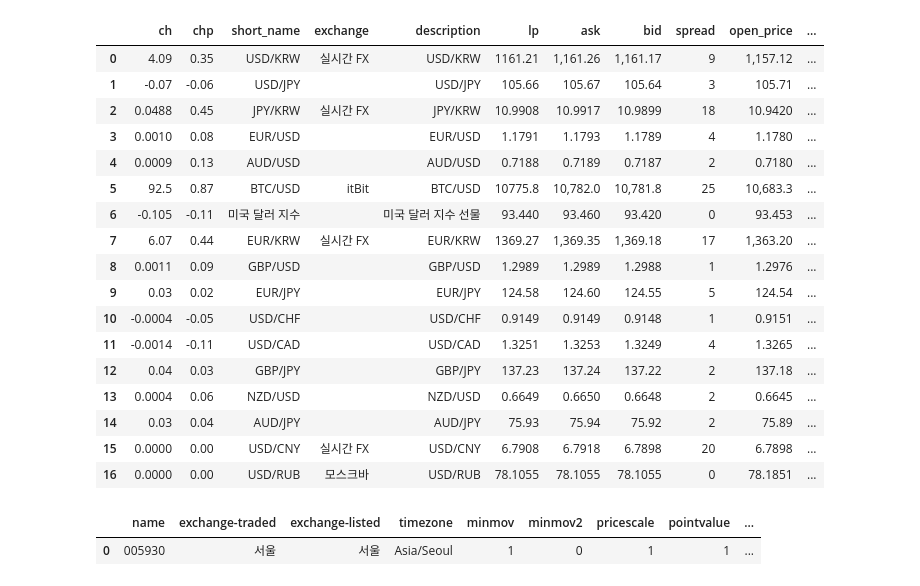
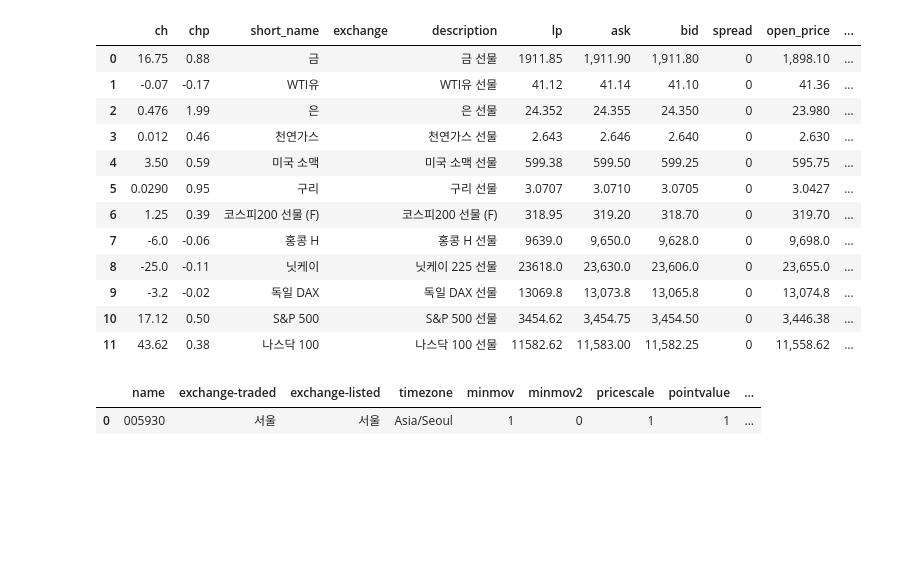
Before and after one commit to pickmoment/moondata, a Jupyter notebook: test.ipynb, the cells around one changed output. Cells and saved outputs as stored; diff of their text form; code cells hidden in the pictures; blank space fills up the shorter version.

```diff
--- a/test.ipynb
+++ b/test.ipynb
@@ -92,26 +95,21 @@ df['Close'].iplot(kind='line')
         'CBOT:US30', 'CBOT:ZS', 'CBOT:ZW', 'CBOE:VX', 'Eurex:DE30', 'OSE:JP225', 'KRX:KS', '서울:005930',
         'USD/KRW', 'CHF/CAD', 'USD/CHF', 'USD/CAD']
 # %%
-quotes(외환)
+quotes(선물)
 # %% [output]
 |  | ch | chp | short_name | exchange | description | lp | ask | bid | spread | open_price | ... |
-| 0 | 4.09 | 0.35 | USD/KRW | 실시간 FX | USD/KRW | 1161.21 | 1,161.26 | 1,161.17 | 9 | 1,157.12 | ... |
-| 1 | -0.07 | -0.06 | USD/JPY |  | USD/JPY | 105.66 | 105.67 | 105.64 | 3 | 105.71 | ... |
-| 2 | 0.0488 | 0.45 | JPY/KRW | 실시간 FX | JPY/KRW | 10.9908 | 10.9917 | 10.9899 | 18 | 10.9420 | ... |
-| 3 | 0.0010 | 0.08 | EUR/USD |  | EUR/USD | 1.1791 | 1.1793 | 1.1789 | 4 | 1.1780 | ... |
-| 4 | 0.0009 | 0.13 | AUD/USD |  | AUD/USD | 0.7188 | 0.7189 | 0.7187 | 2 | 0.7180 | ... |
-| 5 | 92.5 | 0.87 | BTC/USD | itBit | BTC/USD | 10775.8 | 10,782.0 | 10,781.8 | 25 | 10,683.3 | ... |
-| 6 | -0.105 | -0.11 | 미국 달러 지수 |  | 미국 달러 지수 선물 | 93.440 | 93.460 | 93.420 | 0 | 93.453 | ... |
-| 7 | 6.07 | 0.44 | EUR/KRW | 실시간 FX | EUR/KRW | 1369.27 | 1,369.35 | 1,369.18 | 17 | 1,363.20 | ... |
-| 8 | 0.0011 | 0.09 | GBP/USD |  | GBP/USD | 1.2989 | 1.2989 | 1.2988 | 1 | 1.2976 | ... |
-| 9 | 0.03 | 0.02 | EUR/JPY |  | EUR/JPY | 124.58 | 124.60 | 124.55 | 5 | 124.54 | ... |
-| 10 | -0.0004 | -0.05 | USD/CHF |  | USD/CHF | 0.9149 | 0.9149 | 0.9148 | 1 | 0.9151 | ... |
-| 11 | -0.0014 | -0.11 | USD/CAD |  | USD/CAD | 1.3251 | 1.3253 | 1.3249 | 4 | 1.3265 | ... |
-| 12 | 0.04 | 0.03 | GBP/JPY |  | GBP/JPY | 137.23 | 137.24 | 137.22 | 2 | 137.18 | ... |
-| 13 | 0.0004 | 0.06 | NZD/USD |  | NZD/USD | 0.6649 | 0.6650 | 0.6648 | 2 | 0.6645 | ... |
-| 14 | 0.03 | 0.04 | AUD/JPY |  | AUD/JPY | 75.93 | 75.94 | 75.92 | 2 | 75.89 | ... |
-| 15 | 0.0000 | 0.00 | USD/CNY | 실시간 FX | USD/CNY | 6.7908 | 6.7918 | 6.7898 | 20 | 6.7898 | ... |
-| 16 | 0.0000 | 0.00 | USD/RUB | 모스크바 | USD/RUB | 78.1055 | 78.1055 | 78.1055 | 0 | 78.1851 | ... |
+| 0 | 16.75 | 0.88 | 금 |  | 금 선물 | 1911.85 | 1,911.90 | 1,911.80 | 0 | 1,898.10 | ... |
+| 1 | -0.07 | -0.17 | WTI유 |  | WTI유 선물 | 41.12 | 41.14 | 41.10 | 0 | 41.36 | ... |
+| 2 | 0.476 | 1.99 | 은 |  | 은 선물 | 24.352 | 24.355 | 24.350 | 0 | 23.980 | ... |
+| 3 | 0.012 | 0.46 | 천연가스 |  | 천연가스 선물 | 2.643 | 2.646 | 2.640 | 0 | 2.630 | ... |
+| 4 | 3.50 | 0.59 | 미국 소맥 |  | 미국 소맥 선물 | 599.38 | 599.50 | 599.25 | 0 | 595.75 | ... |
+| 5 | 0.0290 | 0.95 | 구리 |  | 구리 선물 | 3.0707 | 3.0710 | 3.0705 | 0 | 3.0427 | ... |
+| 6 | 1.25 | 0.39 | 코스피200 선물 (F) |  | 코스피200 선물 (F) | 318.95 | 319.20 | 318.70 | 0 | 319.70 | ... |
+| 7 | -6.0 | -0.06 | 홍콩 H |  | 홍콩 H 선물 | 9639.0 | 9,650.0 | 9,628.0 | 0 | 9,698.0 | ... |
+| 8 | -25.0 | -0.11 | 닛케이 |  | 닛케이 225 선물 | 23618.0 | 23,630.0 | 23,606.0 | 0 | 23,655.0 | ... |
+| 9 | -3.2 | -0.02 | 독일 DAX |  | 독일 DAX 선물 | 13069.8 | 13,073.8 | 13,065.8 | 0 | 13,074.8 | ... |
+| 10 | 17.12 | 0.50 | S&P 500 |  | S&P 500 선물 | 3454.62 | 3,454.75 | 3,454.50 | 0 | 3,446.38 | ... |
+| 11 | 43.62 | 0.38 | 나스닥 100 |  | 나스닥 100 선물 | 11582.62 | 11,583.00 | 11,582.25 | 0 | 11,558.62 | ... |
 # %%
 symbols('KS:005930')
 # %% [output]
```
Also changed, not shown: parts of 10 cells of this notebook, 1 other file.
